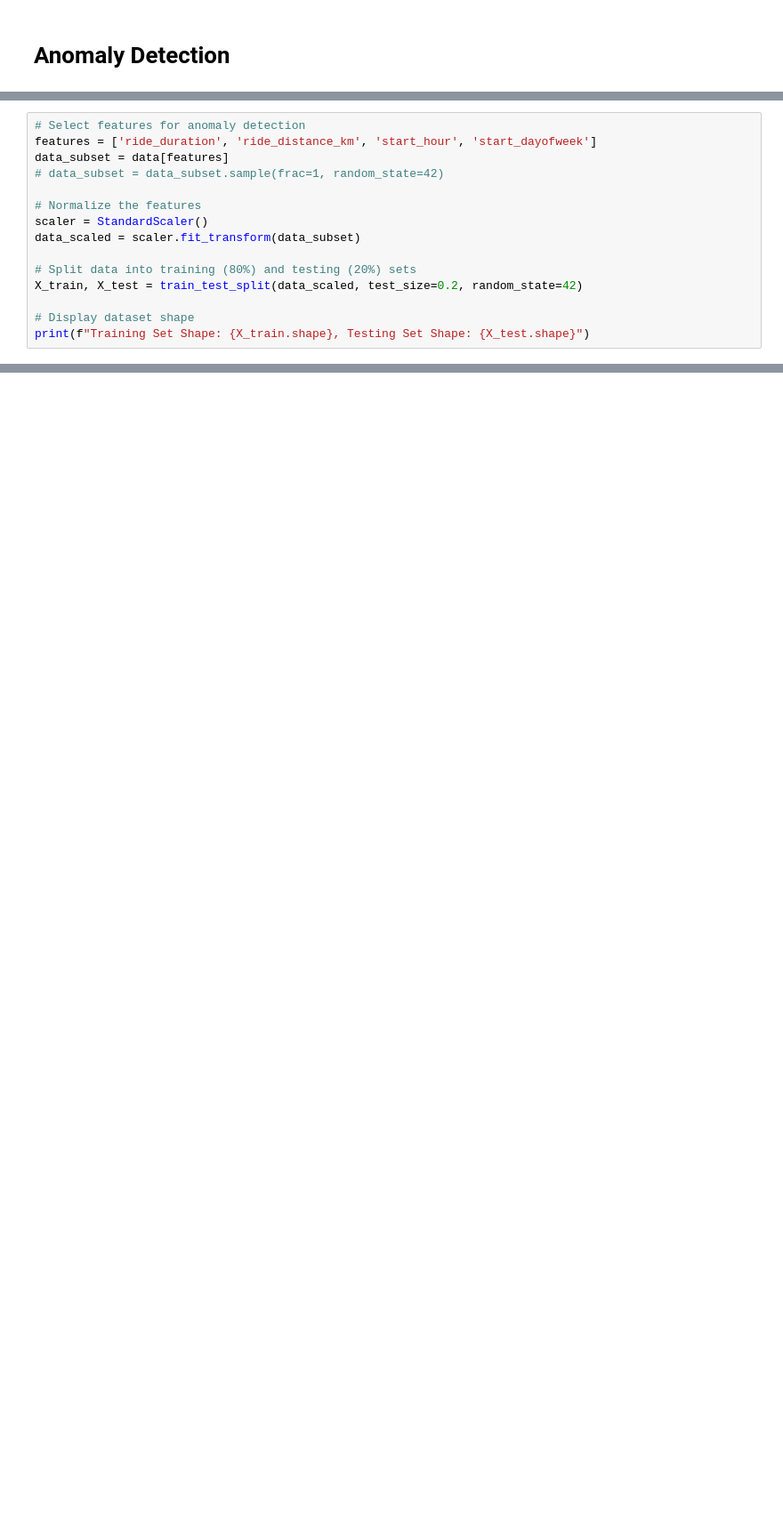
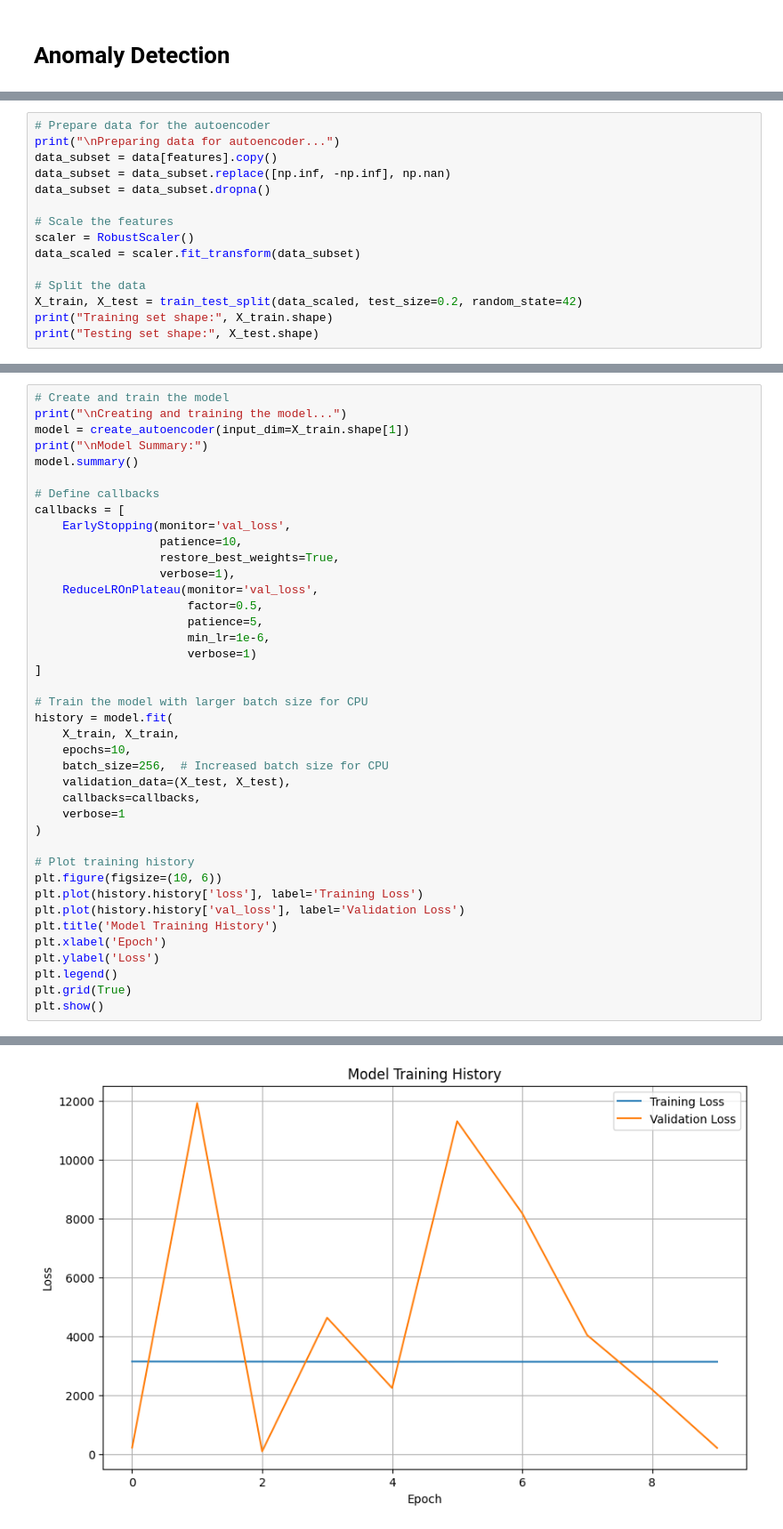
Before and after one commit to swapnilprakashpatil/aai530_2proj, a Jupyter notebook: src/anamoly_detection_model/auto_encoders.ipynb, the cells around one changed output, grey strips where cells are left out. Shown at 89% size. Saved outputs shown, nothing was run; the diff lists cells and outputs as text; blank space fills up the shorter version.

Commit message:
auto encoders anomaly detection

```diff
--- a/src/anamoly_detection_model/auto_encoders.ipynb
+++ b/src/anamoly_detection_model/auto_encoders.ipynb
@@ -232,16 +158,16 @@ import seaborn as sns
 # %%
-# Select features for anomaly detection
-features = ['ride_duration', 'ride_distance_km', 'start_hour', 'start_dayofweek']
-data_subset = data[features]
-# data_subset = data_subset.sample(frac=1, random_state=42)
+# Prepare data for the autoencoder
+print("\nPreparing data for autoencoder...")
+data_subset = data[features].copy()
+data_subset = data_subset.replace([np.inf, -np.inf], np.nan)
+data_subset = data_subset.dropna()
 
-# Normalize the features
-scaler = StandardScaler()
+# Scale the features
+scaler = RobustScaler()
 data_scaled = scaler.fit_transform(data_subset)
 
-# Split data into training (80%) and testing (20%) sets
+# Split the data
 X_train, X_test = train_test_split(data_scaled, test_size=0.2, random_state=42)
-
-# Display dataset shape
-print(f"Training Set Shape: {X_train.shape}, Testing Set Shape: {X_test.shape}")
+print("Training set shape:", X_train.shape)
+print("Testing set shape:", X_test.shape)
 # %% [output]
@@ -326,0 +212,41 @@ ValueError: Found array with 0 sample(s) (shape=(0, 4)) while a minimum of 1 is
+# %%
+# Create and train the model
+print("\nCreating and training the model...")
+model = create_autoencoder(input_dim=X_train.shape[1])
+print("\nModel Summary:")
+model.summary()
+
+# Define callbacks
+callbacks = [
+    EarlyStopping(monitor='val_loss',
+                  patience=10,
+                  restore_best_weights=True,
+                  verbose=1),
+    ReduceLROnPlateau(monitor='val_loss',
+                      factor=0.5,
+                      patience=5,
+                      min_lr=1e-6,
+                      verbose=1)
+]
+
+# Train the model with larger batch size for CPU
+history = model.fit(
+    X_train, X_train,
+    epochs=10,
+    batch_size=256,  # Increased batch size for CPU
+    validation_data=(X_test, X_test),
+    callbacks=callbacks,
+    verbose=1
+)
+
+# Plot training history
+plt.figure(figsize=(10, 6))
+plt.plot(history.history['loss'], label='Training Loss')
+plt.plot(history.history['val_loss'], label='Validation Loss')
+plt.title('Model Training History')
+plt.xlabel('Epoch')
+plt.ylabel('Loss')
+plt.legend()
+plt.grid(True)
+plt.show()
+# %% [output]
@@ -326,0 +294 @@ ValueError: Found array with 0 sample(s) (shape=(0, 4)) while a minimum of 1 is
+[figure, added]
```
Also changed, not shown: parts of 20 cells of this notebook, 2 other files.
